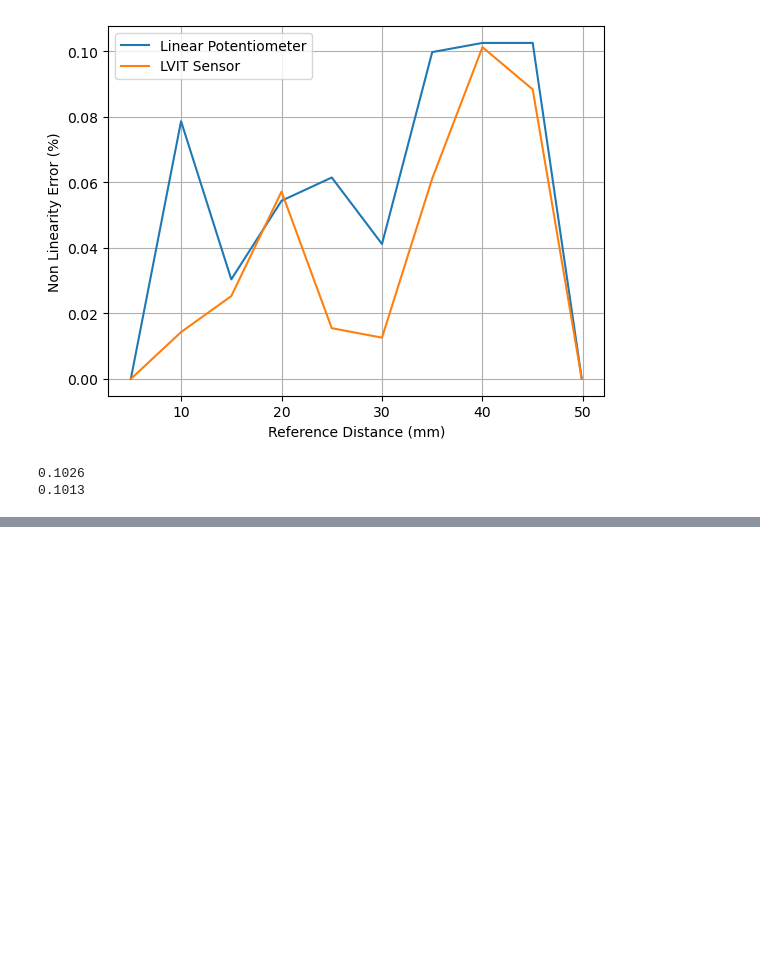
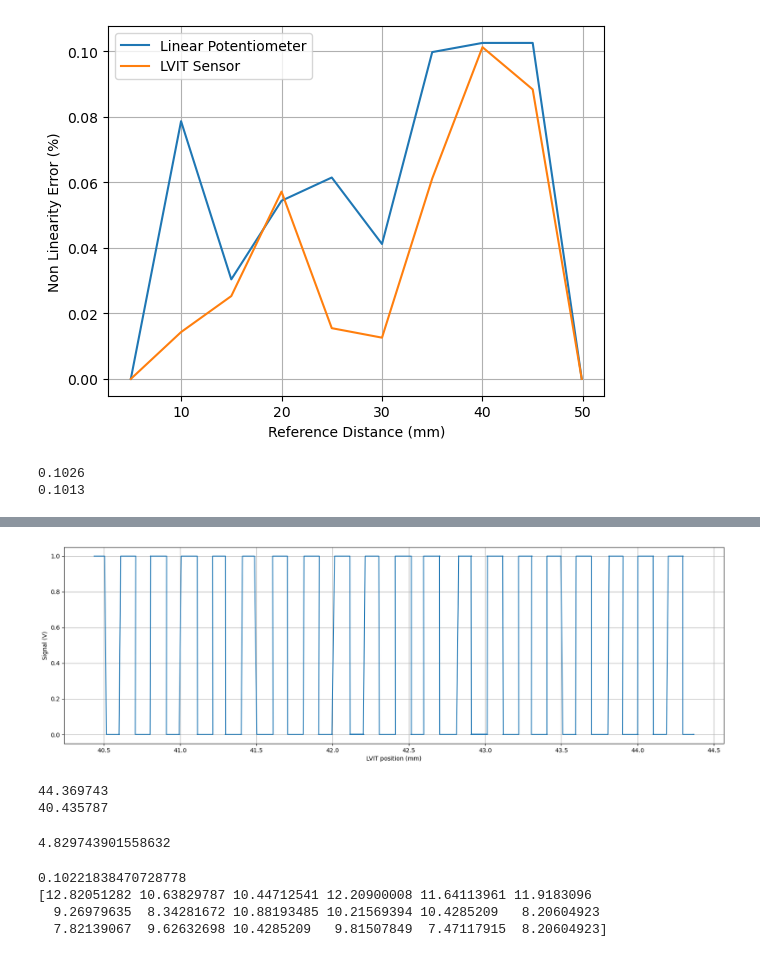
Before and after one commit to Koi199/MECH-420-scripts, a Jupyter notebook: Lab 2 Data/Mech420Lab2.ipynb, the cells around one changed output, grey strips where cells are left out. Drawn from its saved outputs; the diff is of its cells as text; code cells hidden in the pictures; blank space fills up the shorter version.

```diff
--- a/Lab 2 Data/Mech420Lab2.ipynb
+++ b/Lab 2 Data/Mech420Lab2.ipynb
@@ -326,0 +401,30 @@ print(averages['LVIT NonLinearity Error (%)'].max())
+# %%
+# Convert voltage into position using S = -0.3455 + 01949x
+LVITposition = []
+
+for i in range(0, len(partb2steady['Time (sec)'])):
+    LVITposition.append(((partb2steady['LVIT (V)'][i]-V0_1)/B0_1).round(6))
+
+partb2steady['LVIT position (mm)'] = LVITposition
+
+plt.figure(figsize=(20, 6))  # Width of 10 inches, height of 6 inches
+plt.plot(partb2steady['LVIT position (mm)'], partb2steady['Channel A'])
+plt.xlabel('LVIT position (mm)')
+plt.ylabel('Signal (V)')
+plt.grid()
+plt.show()
+# %% [output]
+[figure, added]
+# %%
+# we have about 20 cycles, over a certain distance
+distancerange = partb2steady['LVIT position (mm)'].max() - partb2steady['LVIT position (mm)'].min()
+print(partb2steady['LVIT position (mm)'].max())
+print(partb2steady['LVIT position (mm)'].min())
+
+meanpulseperdistance = 19/distancerange
+
+meanpulseperdistance
+# %% [output]
+44.369743
+40.435787
+4.829743901558632
@@ -326,0 +448,21 @@ print(averages['LVIT NonLinearity Error (%)'].max())
+# %%
+# Find rising edges (transitions from 0 to 1 in Channel A)
+rising_edges = partb2steady[partb2steady['Channel A'].diff() == 1]['Time (sec)'].values
+
+# 2. Calculate periods (Δx)
+periods = np.diff(rising_edges)
+mean_periods = np.mean(periods)
+print(mean_periods)
+# 3. Convert to frequency (pulses/mm)
+frequencies = 1/periods
+print(frequencies)
+# 4. Calculate mean (μ)
+mean_freq = np.mean(frequencies)
+
+# 5. Calculate standard deviation (σ)
+std_freq = np.std(frequencies)
+# %% [output]
+0.10221838470728778
+[12.82051282 10.63829787 10.44712541 12.20900008 11.64113961 11.9183096
+  9.26979635  8.34281672 10.88193485 10.21569394 10.4285209   8.20604923
+  7.82139067  9.62632698 10.4285209   9.81507849  7.47117915  8.20604923]
```
Also changed, not shown: parts of 9 cells of this notebook, 16 other files.
